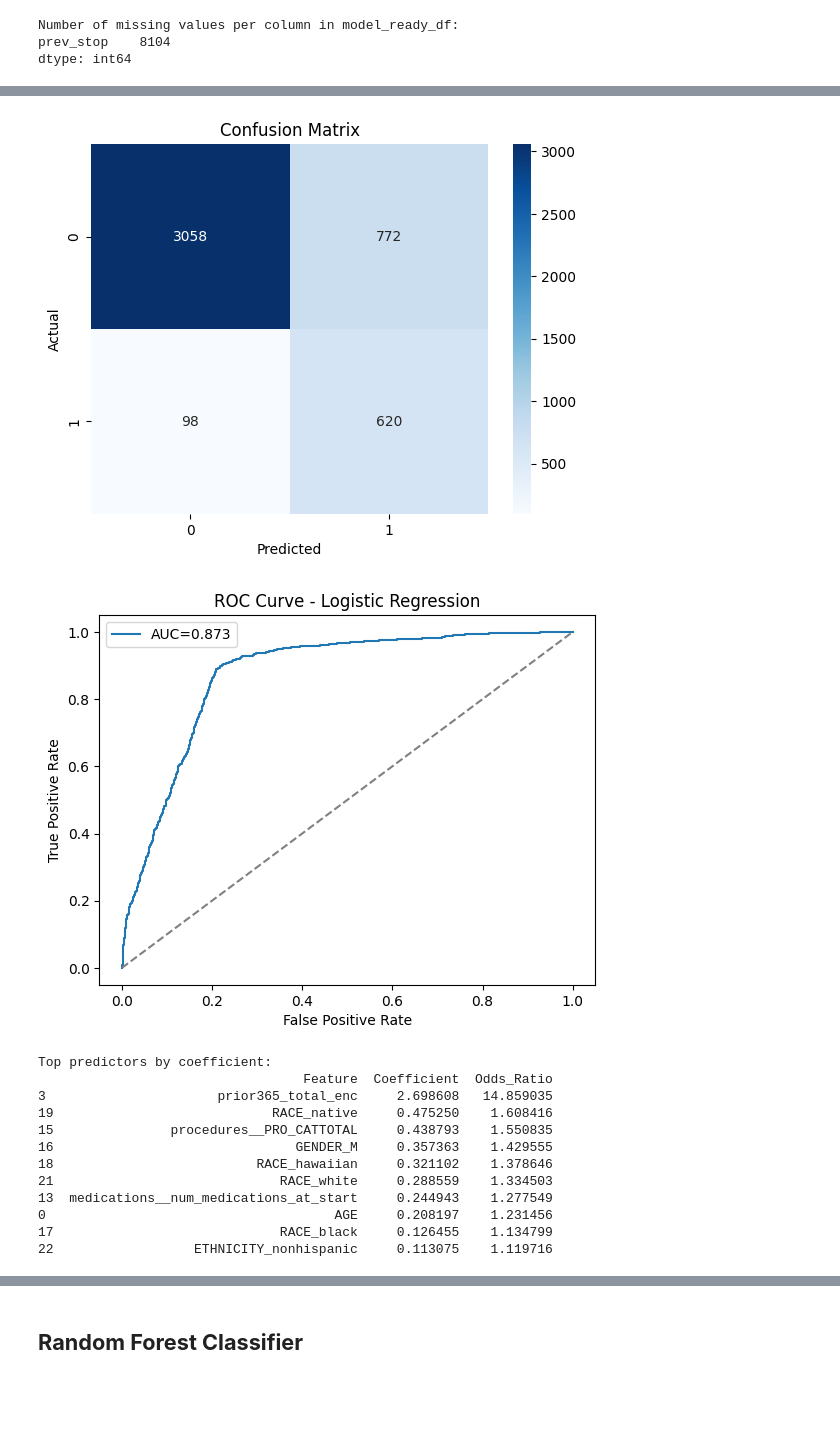
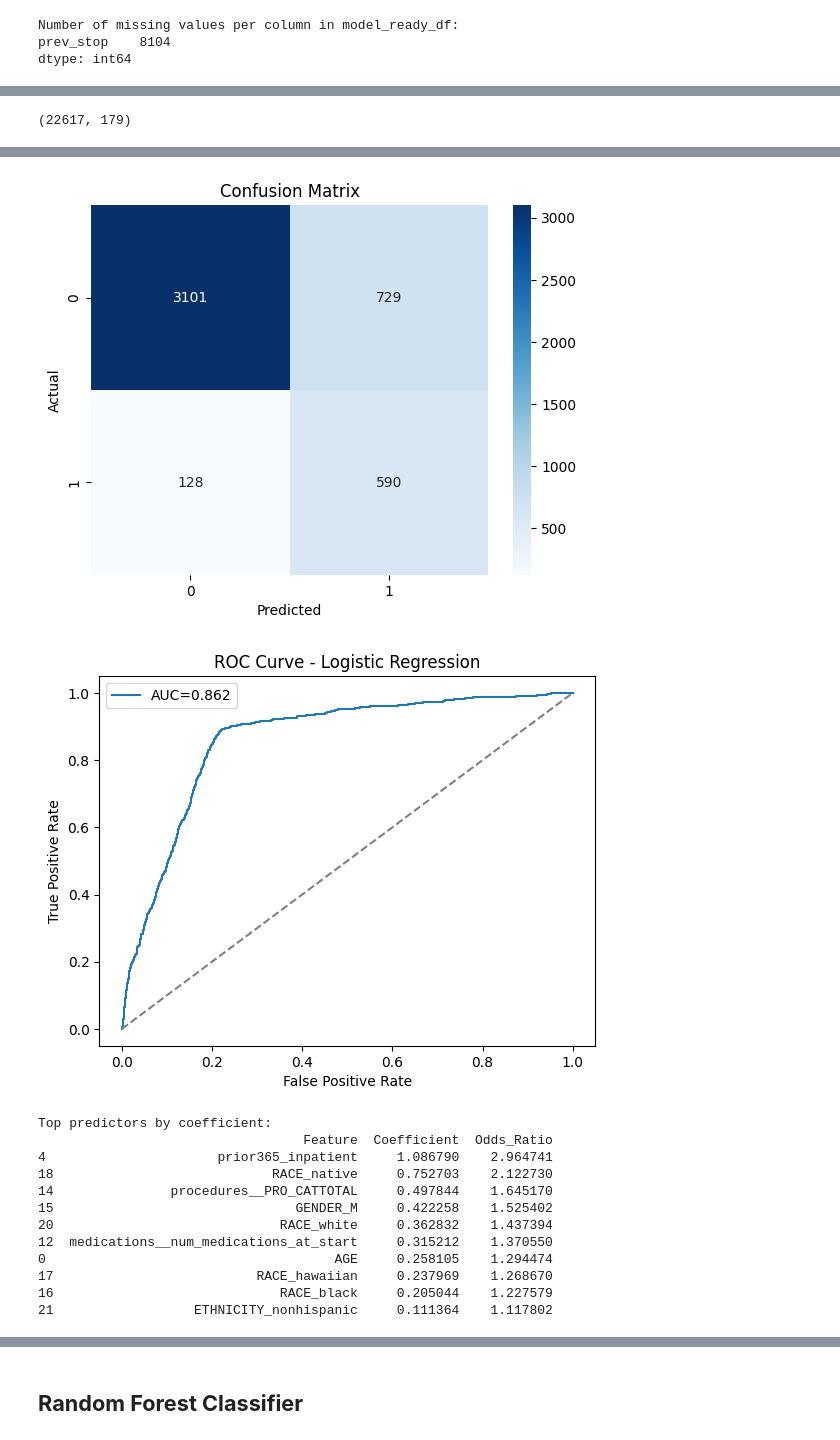
Before and after one commit to Erdos-Projects/fall-2025-patient-risk-identification, a Jupyter notebook: Final_Models_merge_all_features.ipynb, the cells around one changed output, grey strips where cells are left out. Cells and saved outputs as stored; diff of their text form; code cells hidden in the pictures; blank space fills up the shorter version.

```diff
--- a/Final_Models_merge_all_features.ipynb
+++ b/Final_Models_merge_all_features.ipynb
@@ -1292,7 +1302,7 @@ predictors = [
     'AGE', 'GENDER', 'RACE', 'ETHNICITY',
     # Encounter-based features
     'LOS_days', 'gap_since_prev_discharge_days',
-    'prior365_total_enc', 'prior365_ER', 'prior365_inpatient',
+    'prior365_ER', 'prior365_inpatient',
     'prior365_outpatient',
     # optional extras
     'is_weekend', 'is_night', 'admit_hour', 'admit_dow',
@@ -1339,3 +1349,8 @@ model_df.shape
+# %%
+# model_ready_df.shape
+model_df.shape
+# %% [output]
+(22617, 179)
 # %%
 import pandas as pd
 import numpy as np
@@ -1386,7 +1401,7 @@ numerical_cols = X_train.select_dtypes(include=np.number).columns.tolist()
 # Let's assume all non-dummy columns are the original numerical ones + some binary flags.
 # A safer approach would be to identify original numerical columns:
 original_numerical_cols = ['AGE', 'LOS_days', 'gap_since_prev_discharge_days',
-                           'prior365_total_enc', 'prior365_ER', 'prior365_inpatient',
+                          'prior365_ER', 'prior365_inpatient',
                            'prior365_outpatient', 'prior365_total_cost',
                            'admit_hour', 'admit_dow']
 
@@ -1460,17 +1475,17 @@ AUC: 0.873
-[figure, old version]
+[figure, new version]
-[figure, old version]
+[figure, new version]
 Top predictors by coefficient:
                                   Feature  Coefficient  Odds_Ratio
-3                      prior365_total_enc     2.698608   14.859035
-19                            RACE_native     0.475250    1.608416
-15               procedures__PRO_CATTOTAL     0.438793    1.550835
-16                               GENDER_M     0.357363    1.429555
-18                          RACE_hawaiian     0.321102    1.378646
-21                             RACE_white     0.288559    1.334503
-13  medications__num_medications_at_start     0.244943    1.277549
-0                                     AGE     0.208197    1.231456
-17                             RACE_black     0.126455    1.134799
-22                  ETHNICITY_nonhispanic     0.113075    1.119716
+4                      prior365_inpatient     1.086790    2.964741
+18                            RACE_native     0.752703    2.122730
+14               procedures__PRO_CATTOTAL     0.497844    1.645170
+15                               GENDER_M     0.422258    1.525402
+20                             RACE_white     0.362832    1.437394
+12  medications__num_medications_at_start     0.315212    1.370550
+0                                     AGE     0.258105    1.294474
+17                          RACE_hawaiian     0.237969    1.268670
+16                             RACE_black     0.205044    1.227579
+21                  ETHNICITY_nonhispanic     0.111364    1.117802
 # %%
 from sklearn.model_selection import GroupKFold
 from sklearn.linear_model import LogisticRegression
```
Also changed, not shown: parts of 27 cells of this notebook.
